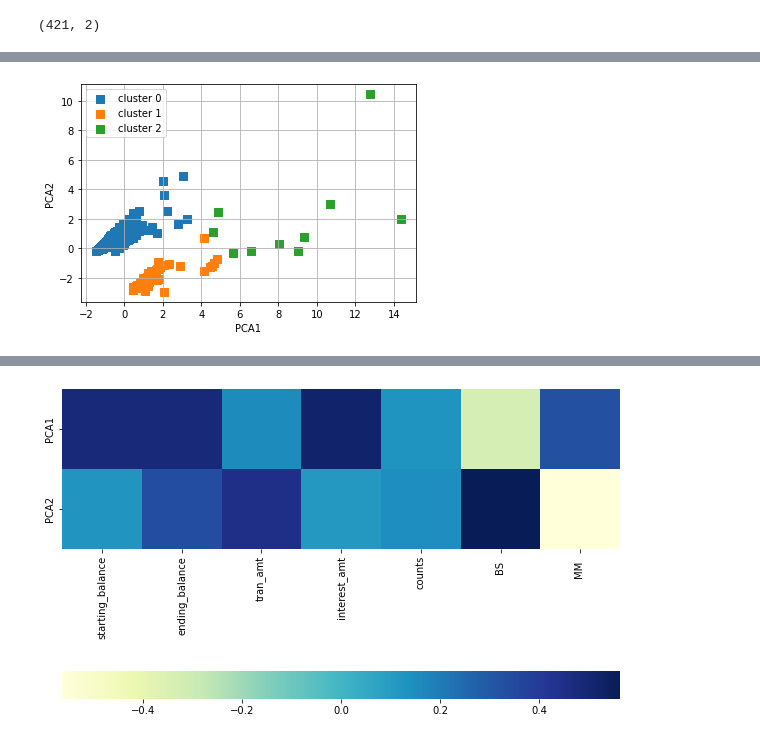
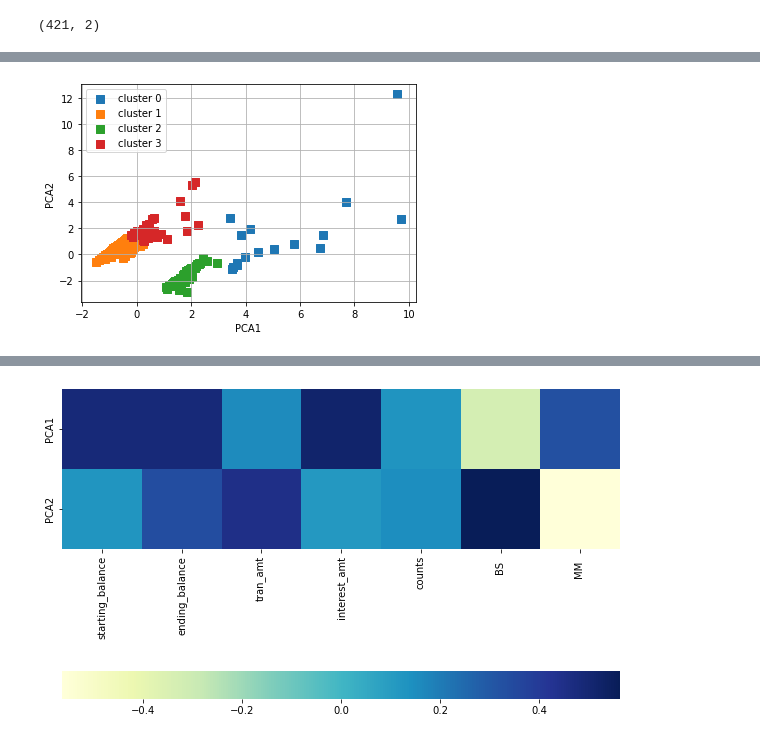
Before and after one commit to emre-bolcakan/miniproject-III, a Jupyter notebook: mini-project-III.ipynb, the cells around one changed output, grey strips where cells are left out. Cells and saved outputs as stored; diff of their text form; code cells hidden in the pictures.

```diff
--- a/mini-project-III.ipynb
+++ b/mini-project-III.ipynb
@@ -446,12 +462,12 @@ plot_dendrogram(x)
 # %%
 ac = AgglomerativeClustering(affinity='euclidean',
                              linkage='ward',
-                             n_clusters = 6)
+                             n_clusters = 4)
 y_hc = ac.fit_predict(pca[:,0:2])
 # %%
-plot_clusters(pca[:,0:2], y_res, 'PCA1', 'PCA2', plt_cluster_centers = False)
+plot_clusters(pca[:,0:2], y_hc, 'PCA1', 'PCA2', plt_cluster_centers = False)
 # %% [output]
-[figure, old version]
+[figure, new version]
 # %%
 myplot(pca[:,0:2],np.transpose(pcamodel.components_[0:2, :]),list(x.columns))
 # %% [output]
```
Also changed, not shown: parts of 29 cells of this notebook.
